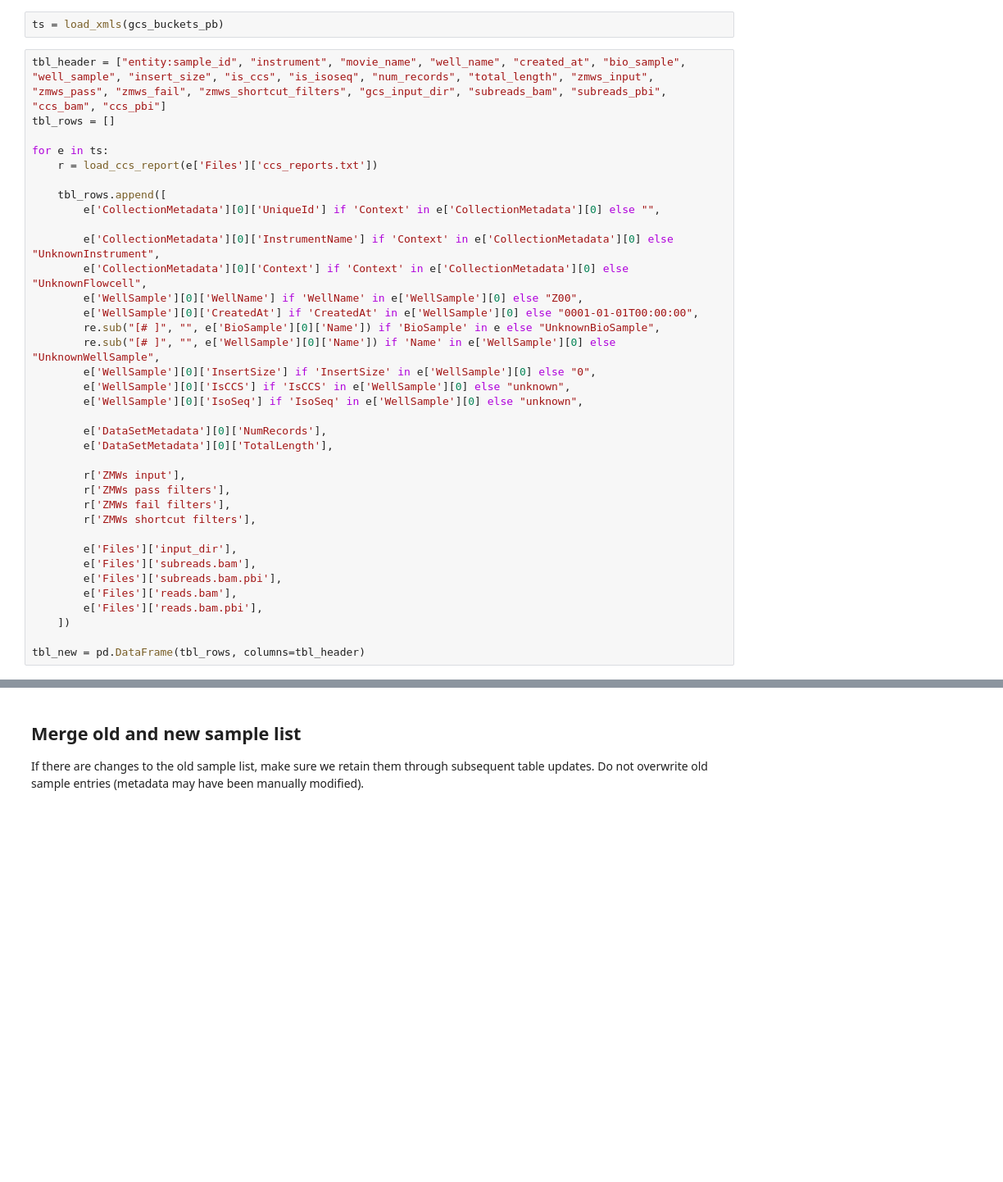
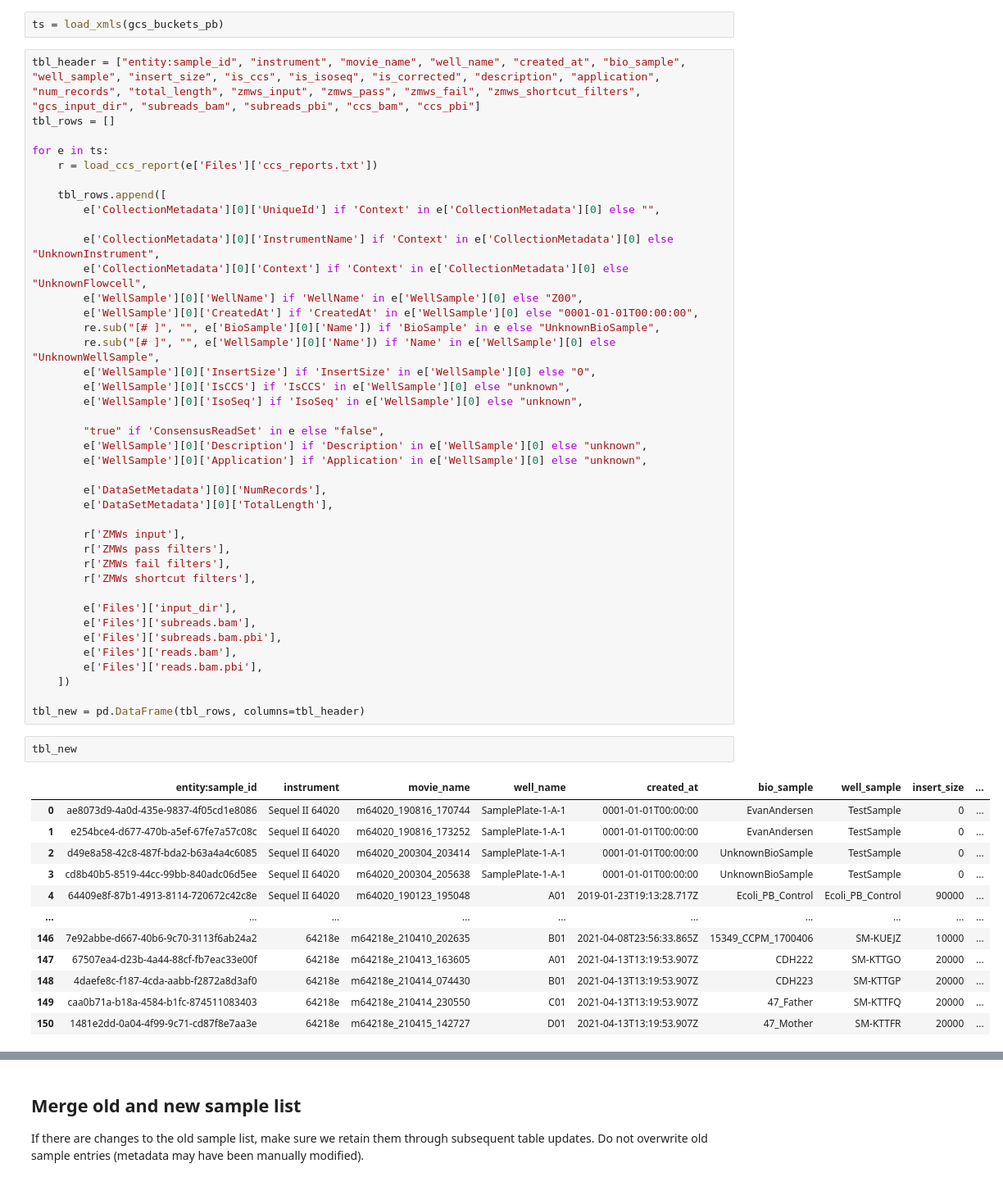
Before and after one commit to broadinstitute/long-read-pipelines, a Jupyter notebook: terra/notebooks/Update PacBio tables.ipynb, the cells around one changed output, grey strips where cells are left out. Shown at 82% size. Drawn from its saved outputs; the diff is of its cells as text; blank space fills up the shorter version.

```diff
--- a/terra/notebooks/Update PacBio tables.ipynb
+++ b/terra/notebooks/Update PacBio tables.ipynb
@@ -238,7 +267,7 @@ Navigate GCS directories and look for PacBio flowcells (indicated by the presenc
 # %%
 ts = load_xmls(gcs_buckets_pb)
 # %%
-tbl_header = ["entity:sample_id", "instrument", "movie_name", "well_name", "created_at", "bio_sample", "well_sample", "insert_size", "is_ccs", "is_isoseq", "num_records", "total_length", "zmws_input", "zmws_pass", "zmws_fail", "zmws_shortcut_filters", "gcs_input_dir", "subreads_bam", "subreads_pbi", "ccs_bam", "ccs_pbi"]
+tbl_header = ["entity:sample_id", "instrument", "movie_name", "well_name", "created_at", "bio_sample", "well_sample", "insert_size", "is_ccs", "is_isoseq", "is_corrected", "description", "application", "num_records", "total_length", "zmws_input", "zmws_pass", "zmws_fail", "zmws_shortcut_filters", "gcs_input_dir", "subreads_bam", "subreads_pbi", "ccs_bam", "ccs_pbi"]
 tbl_rows = []
 
 for e in ts:
@@ -257,6 +286,10 @@ for e in ts:
         e['WellSample'][0]['IsCCS'] if 'IsCCS' in e['WellSample'][0] else "unknown",
         e['WellSample'][0]['IsoSeq'] if 'IsoSeq' in e['WellSample'][0] else "unknown",
 
+        "true" if 'ConsensusReadSet' in e else "false",
+        e['WellSample'][0]['Description'] if 'Description' in e['WellSample'][0] else "unknown",
+        e['WellSample'][0]['Application'] if 'Application' in e['WellSample'][0] else "unknown",
+
         e['DataSetMetadata'][0]['NumRecords'],
         e['DataSetMetadata'][0]['TotalLength'],
 
@@ -273,3 +306,18 @@ for e in ts:
     ])
 
 tbl_new = pd.DataFrame(tbl_rows, columns=tbl_header)
+# %%
+tbl_new
+# %% [output]
+|  | entity:sample_id | instrument | movie_name | well_name | created_at | bio_sample | well_sample | insert_size | ... |
+| 0 | ae8073d9-4a0d-435e-9837-4f05cd1e8086 | Sequel II 64020 | m64020_190816_170744 | SamplePlate-1-A-1 | 0001-01-01T00:00:00 | EvanAndersen | TestSample | 0 | ... |
+| 1 | e254bce4-d677-470b-a5ef-67fe7a57c08c | Sequel II 64020 | m64020_190816_173252 | SamplePlate-1-A-1 | 0001-01-01T00:00:00 | EvanAndersen | TestSample | 0 | ... |
+| 2 | d49e8a58-42c8-487f-bda2-b63a4a4c6085 | Sequel II 64020 | m64020_200304_203414 | SamplePlate-1-A-1 | 0001-01-01T00:00:00 | UnknownBioSample | TestSample | 0 | ... |
+| 3 | cd8b40b5-8519-44cc-99bb-840adc06d5ee | Sequel II 64020 | m64020_200304_205638 | SamplePlate-1-A-1 | 0001-01-01T00:00:00 | UnknownBioSample | TestSample | 0 | ... |
+| 4 | 64409e8f-87b1-4913-8114-720672c42c8e | Sequel II 64020 | m64020_190123_195048 | A01 | 2019-01-23T19:13:28.717Z | Ecoli_PB_Control | Ecoli_PB_Control | 90000 | ... |
+| ... | ... | ... | ... | ... | ... | ... | ... | ... | ... |
+| 146 | 7e92abbe-d667-40b6-9c70-3113f6ab24a2 | 64218e | m64218e_210410_202635 | B01 | 2021-04-08T23:56:33.865Z | 15349_CCPM_1700406 | SM-KUEJZ | 10000 | ... |
+| 147 | 67507ea4-d23b-4a44-88cf-fb7eac33e00f | 64218e | m64218e_210413_163605 | A01 | 2021-04-13T13:19:53.907Z | CDH222 | SM-KTTGO | 20000 | ... |
+| 148 | 4daefe8c-f187-4cda-aabb-f2872a8d3af0 | 64218e | m64218e_210414_074430 | B01 | 2021-04-13T13:19:53.907Z | CDH223 | SM-KTTGP | 20000 | ... |
+| 149 | caa0b71a-b18a-4584-b1fc-874511083403 | 64218e | m64218e_210414_230550 | C01 | 2021-04-13T13:19:53.907Z | 47_Father | SM-KTTFQ | 20000 | ... |
+| 150 | 1481e2dd-0a04-4f99-9c71-cd87f8e7aa3e | 64218e | m64218e_210415_142727 | D01 | 2021-04-13T13:19:53.907Z | 47_Mother | SM-KTTFR | 20000 | ... |
```
Also changed, not shown: parts of 13 cells of this notebook, 22 other files.
